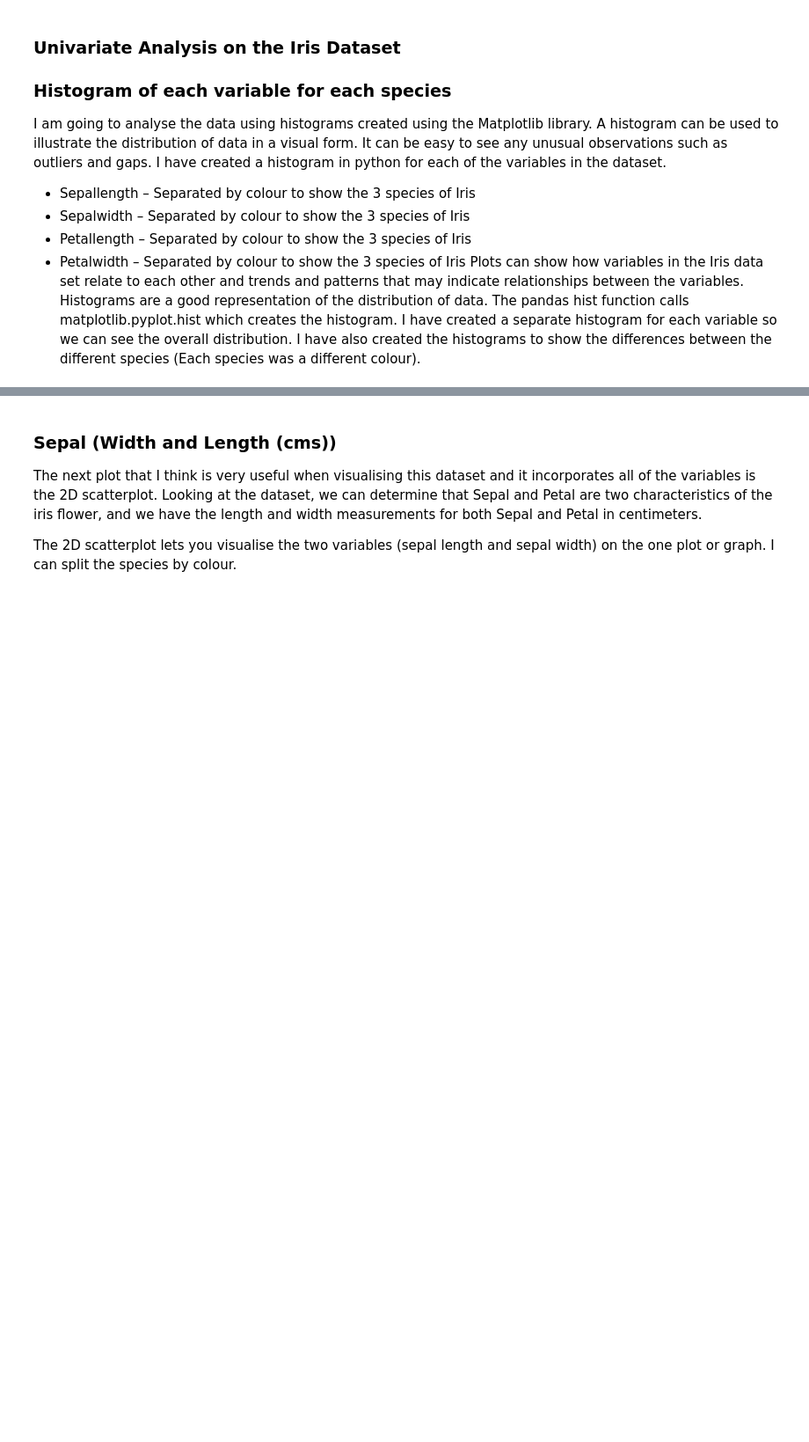
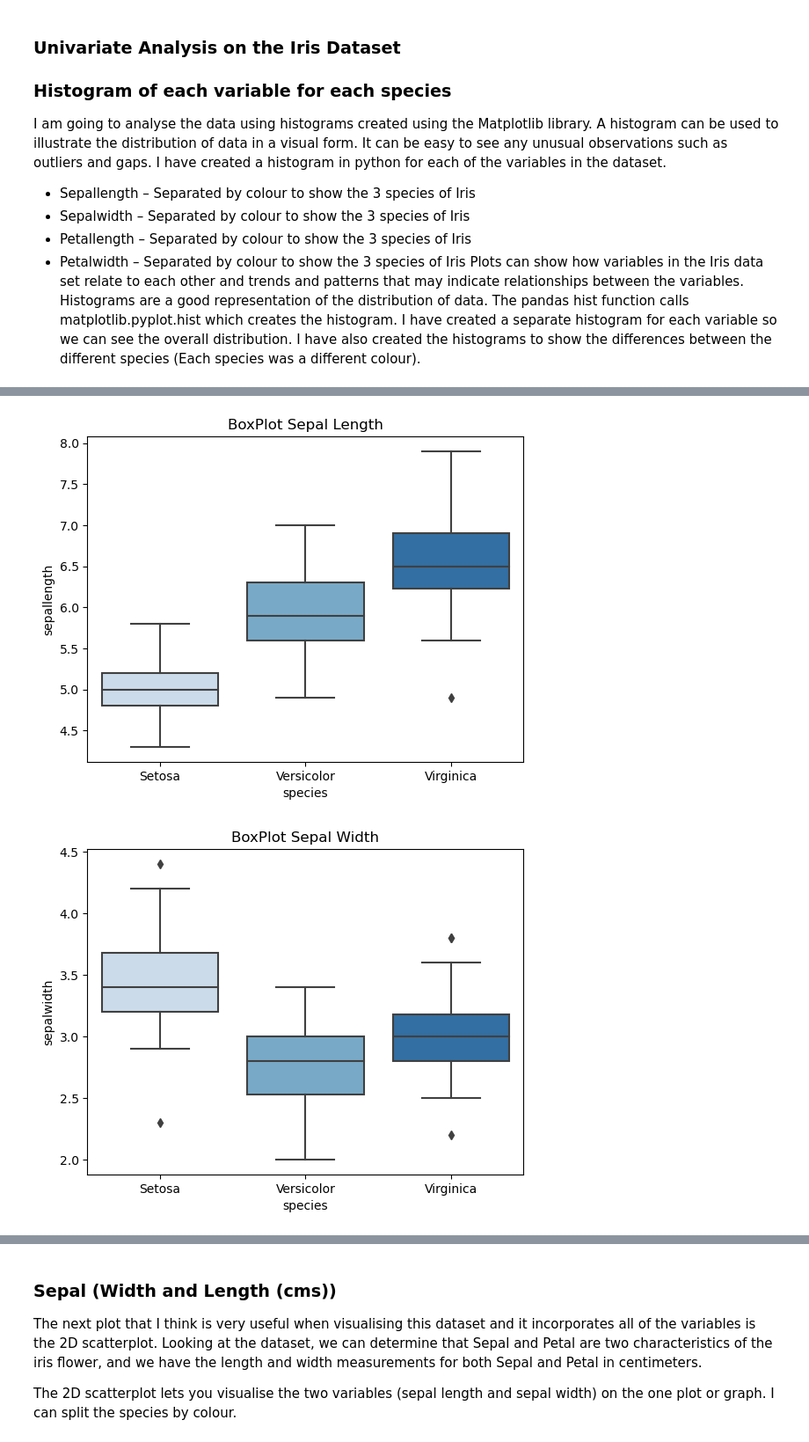
Before and after one commit to AudeAllen/Fundamentals-of-Data-Analysis---Tasks-and-Project, a Jupyter notebook: project.ipynb, the cells around one changed output, grey strips where cells are left out. Shown at 88% size. Cells and saved outputs as stored; diff of their text form; code cells hidden in the pictures; blank space fills up the shorter version.

```diff
--- a/project.ipynb
+++ b/project.ipynb
@@ -408,0 +484,24 @@ I am going to analyse the data using histograms created using the Matplotlib lib
+# %%
+
+#boxpplot sepallength
+sns.boxplot( x=df["species"], y=df["sepallength"], palette="Blues") .set(title='BoxPlot Sepal Length');
+plt.savefig('Images/sepallengthboxplot.png') # Save to PNG file
+plt.show()
+
+#boxpplot sepalwidth
+sns.boxplot( x=df["species"], y=df["sepalwidth"], palette="Blues") .set(title='BoxPlot Sepal Width');
+plt.savefig('Images/sepalwidthboxplot.png') # Save to PNG file
+plt.show()
+
+#boxpplot petallength
+sns.boxplot( x=df["species"], y=df["petallength"], palette="Blues") .set(title='BoxPlot Petal Length');
+plt.savefig('Images/petallengthboxplot.png') # Save to PNG file
+plt.show()
+
+#boxpplot petalwidth
+sns.boxplot( x=df["species"], y=df["petalwidth"], palette="Blues") .set(title='BoxPlot Petal Width');
+plt.savefig('Images/petalwidthboxplot.png') # Save to PNG file
+plt.show()
+# %% [output]
+[figure, added]
+[figure, added]
```
Also changed, not shown: parts of 17 cells of this notebook, 10 other files.
